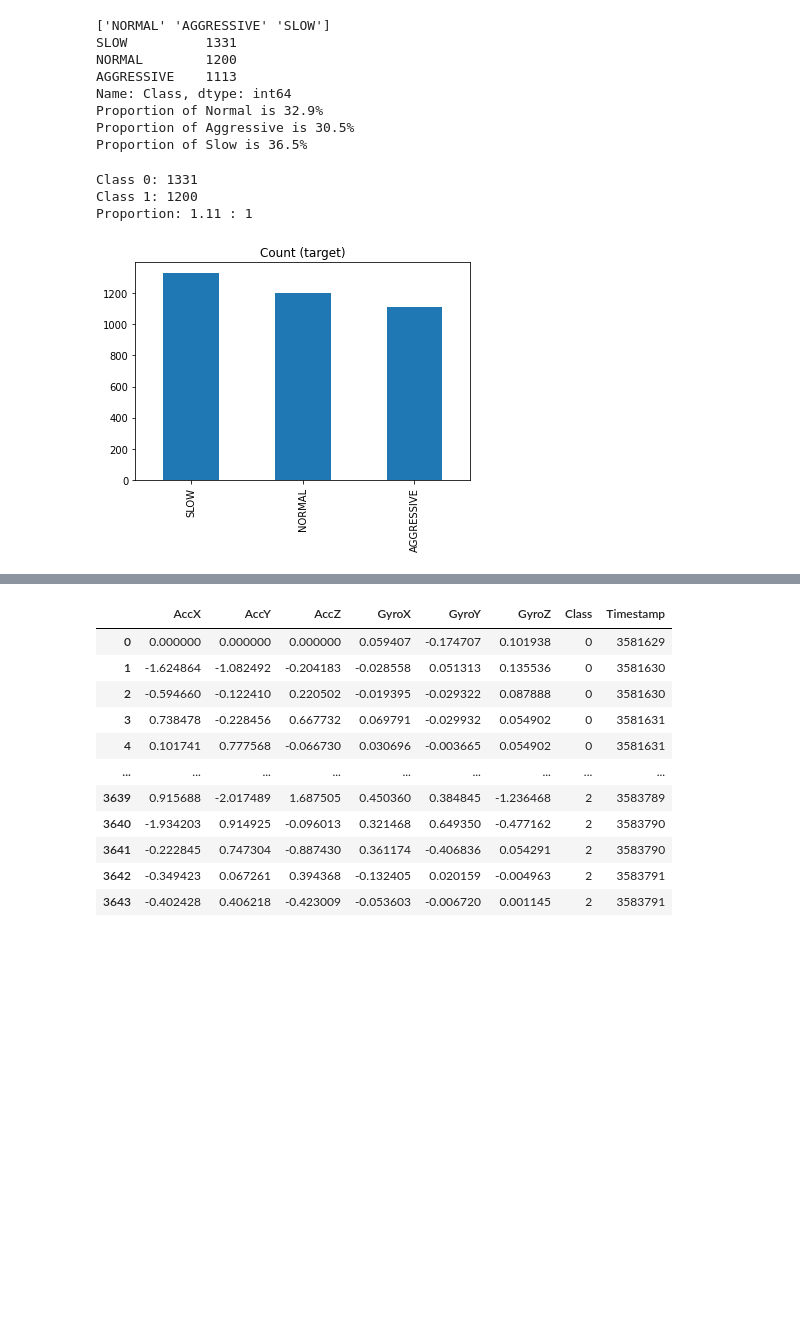
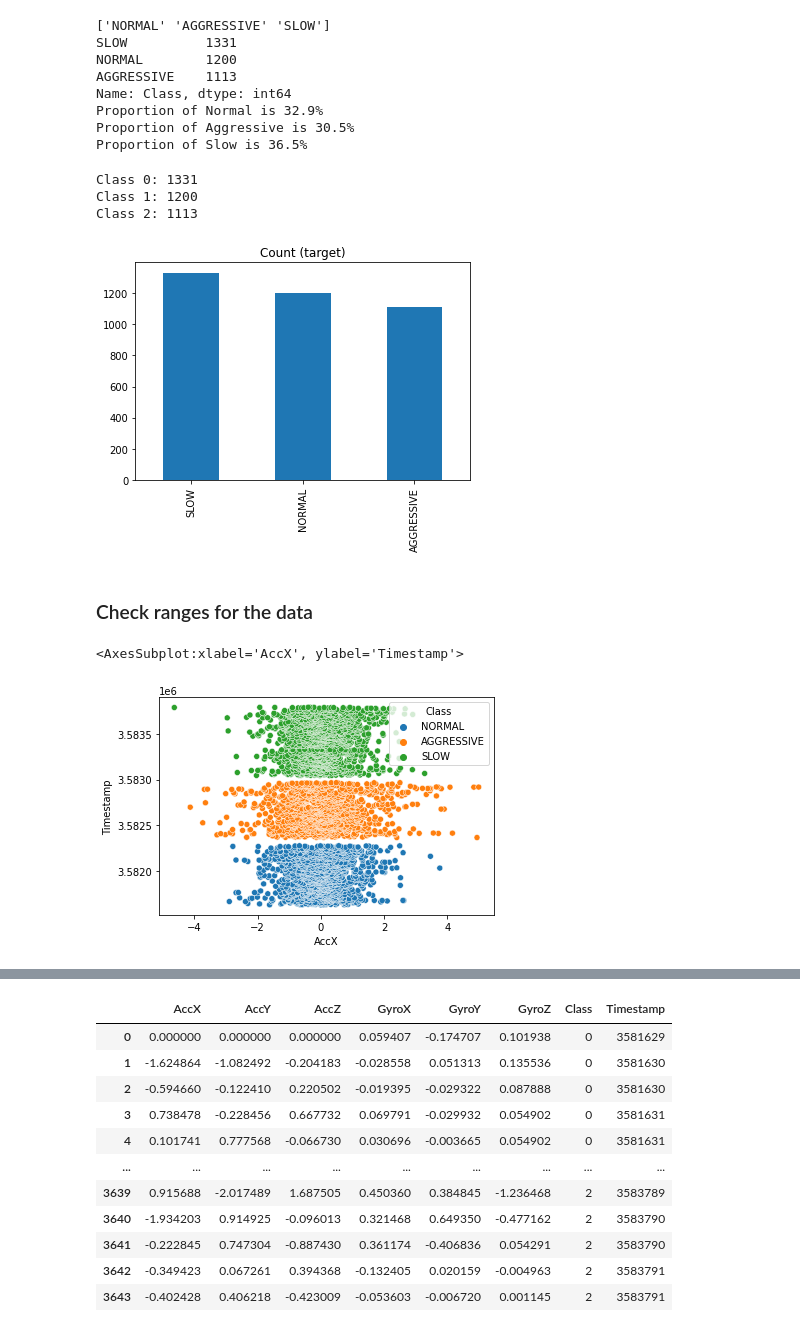
Before and after one commit to samueldiaz1004/driving_behavior_project, a Jupyter notebook: driving_behavior_clean_data.ipynb, the cells around one changed output, grey strips where cells are left out. Cells and saved outputs as stored; diff of their text form; code cells hidden in the pictures; blank space fills up the shorter version.

```diff
--- a/driving_behavior_clean_data.ipynb
+++ b/driving_behavior_clean_data.ipynb
@@ -100,11 +102,18 @@ Proportion of Slow is 36.5%
 target_count = df_training.Class.value_counts()
 print('Class 0:', target_count[0])
 print('Class 1:', target_count[1])
-print('Proportion:', round(target_count[0] / target_count[1], 2), ': 1')
+print('Class 2:', target_count[2])
 
 target_count.plot(kind='bar', title='Count (target)');
 # %% [output]
 Class 0: 1331
 Class 1: 1200
-Proportion: 1.11 : 1
+Class 2: 1113
 [figure]
+# %% [markdown]
+### Check ranges for the data
+# %%
+sns.scatterplot(data=df_training, x="AccX", y="Timestamp", hue="Class")
+# %% [output]
+<AxesSubplot:xlabel='AccX', ylabel='Timestamp'>
+[figure, added]
```
Also changed, not shown: parts of 48 cells of this notebook, 20 other files.
